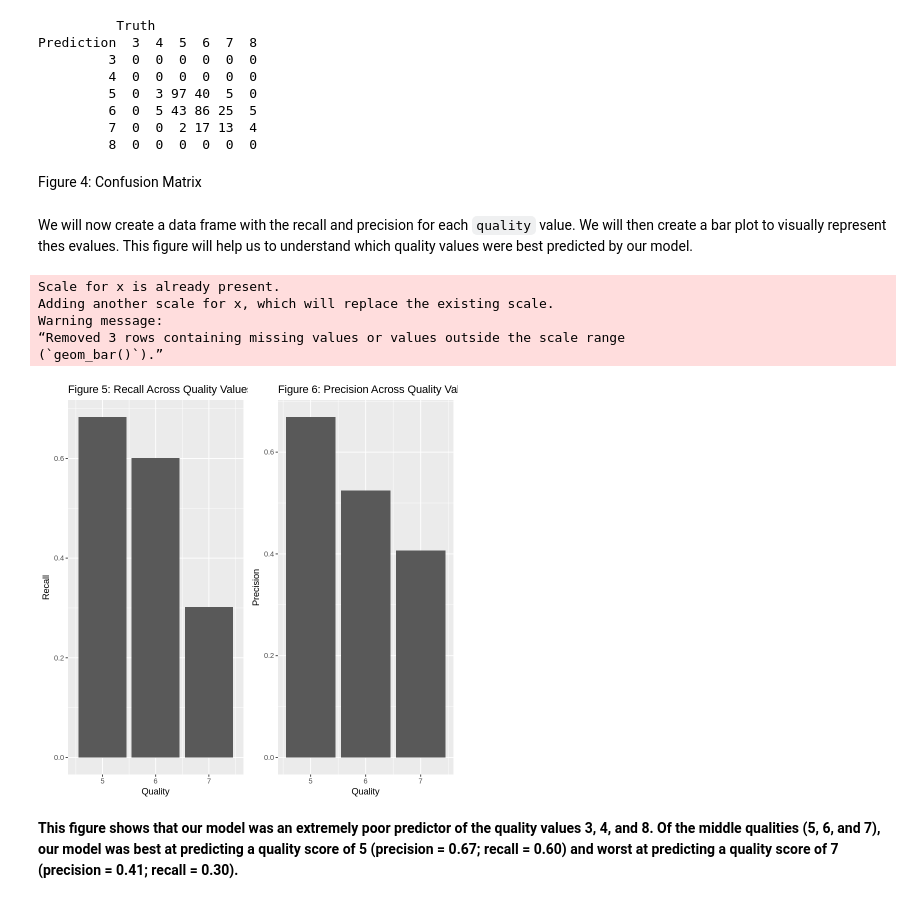
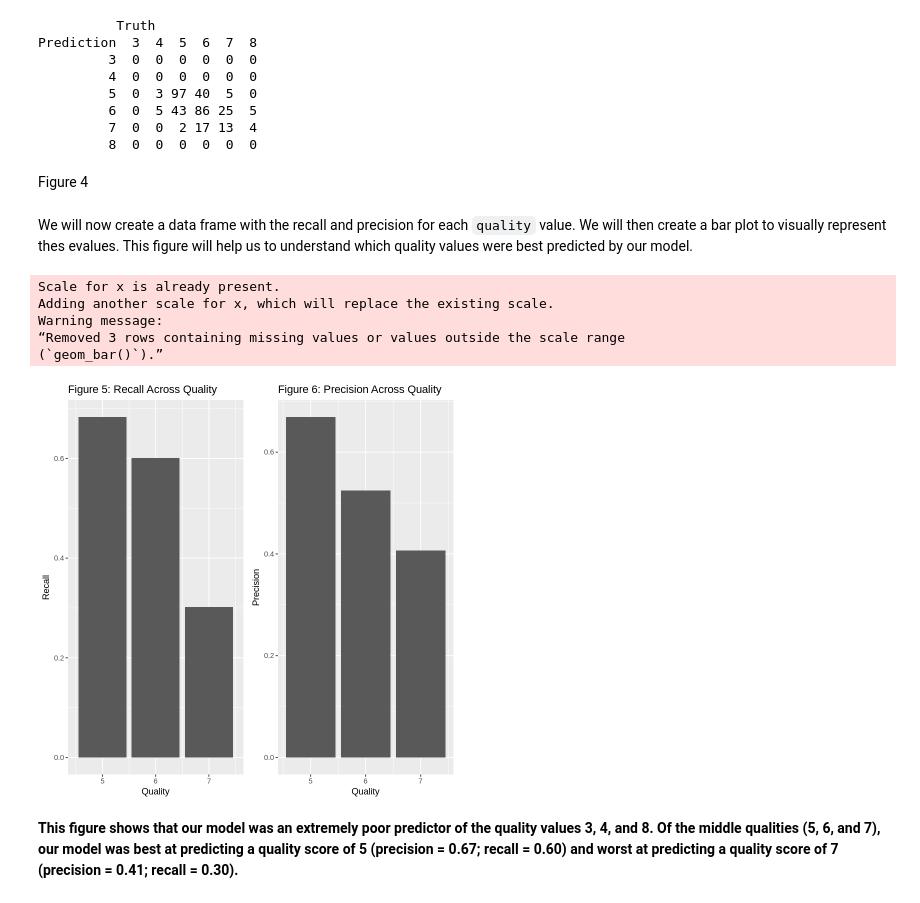
Before and after one commit to MostLeVert/goup01dsci100, a Jupyter notebook: Project_report-2.ipynb, the cells around one changed output. Drawn from its saved outputs; the diff is of its cells as text; code cells hidden in the pictures.

```diff
--- a/Project_report-2.ipynb
+++ b/Project_report-2.ipynb
@@ -583,42 +585,42 @@ Prediction  3  4  5  6  7  8
          7  0  0  2 17 13  4
          8  0  0  0  0  0  0
 # %% [markdown]
-Figure 4: Confusion Matrix
+Figure 4
 # %% [markdown]
 We will now create a data frame with the recall and precision for each `quality` value. We will then create a bar plot to visually represent thes evalues. This figure will help us to understand which quality values were best predicted by our model.
 # %%
 # Recall = correct 'positive' predictions/total 'positive' test set observations
 # note that recall for 3, 4, and 8 are all 0 there are 0 predictions of these values
 # Precision = correct 'positive' predictions/total 'positive' predictions
 # note that precision for 3, 4, and 8 is undefined as there are 0 predictions of these values
 # We will calculate separately 6 times to consider all quality values as 'positive'
 library(cowplot)
 recall_df <- tibble(quality = c(3,4,5,6,7,8), recall = c(0, 0, 97/(97+43+2), 86/(40+86+17), 13/(13+25+5), 0))
 recall_figure <- recall_df |>
     ggplot(aes(x = quality, y = recall)) +
         geom_bar(stat = "identity") +
         labs(x = "Quality",
             y = "Recall",
-            title = "Figure 5: Recall Across Quality Values") +
+            title = "Figure 5: Recall Across Quality") +
         scale_x_continuous(breaks = c(5, 6, 7)) +
         xlim(4.5, 7.5)
 precision_df <- tibble(quality = c(5,6,7), precision = c(97/(5+40+3+97), 86/(5+5+25+43+86), 13/(2+17+13)))
 precision_figure <- precision_df |>
     ggplot(aes(x = quality, y = precision)) +
         geom_bar(stat = "identity") +
         labs(x = "Quality",
             y = "Precision",
-            title = "Figure 6: Precision Across Quality Values") +
+            title = "Figure 6: Precision Across Quality") +
         scale_x_continuous(breaks = c(5, 6, 7))
 final_plot <- plot_grid(recall_figure, precision_figure, ncol = 2)
 final_plot
 # %% [output]
 Scale for x is already present.
 Adding another scale for x, which will replace the existing scale.
 Warning message:
 “Removed 3 rows containing missing values or values outside the scale range
 (`geom_bar()`).”
-[figure, old version]
+[figure, new version]
 # %% [markdown]
 **This figure shows that our model was an extremely poor predictor of the quality values 3, 4, and 8. Of the middle qualities (5, 6, and 7), our model was best at predicting a quality score of 5 (precision = 0.67; recall = 0.60) and worst at predicting a quality score of 7  (precision = 0.41; recall = 0.30).**
 # %% [markdown]
```
Also changed, not shown: parts of 11 cells of this notebook.
